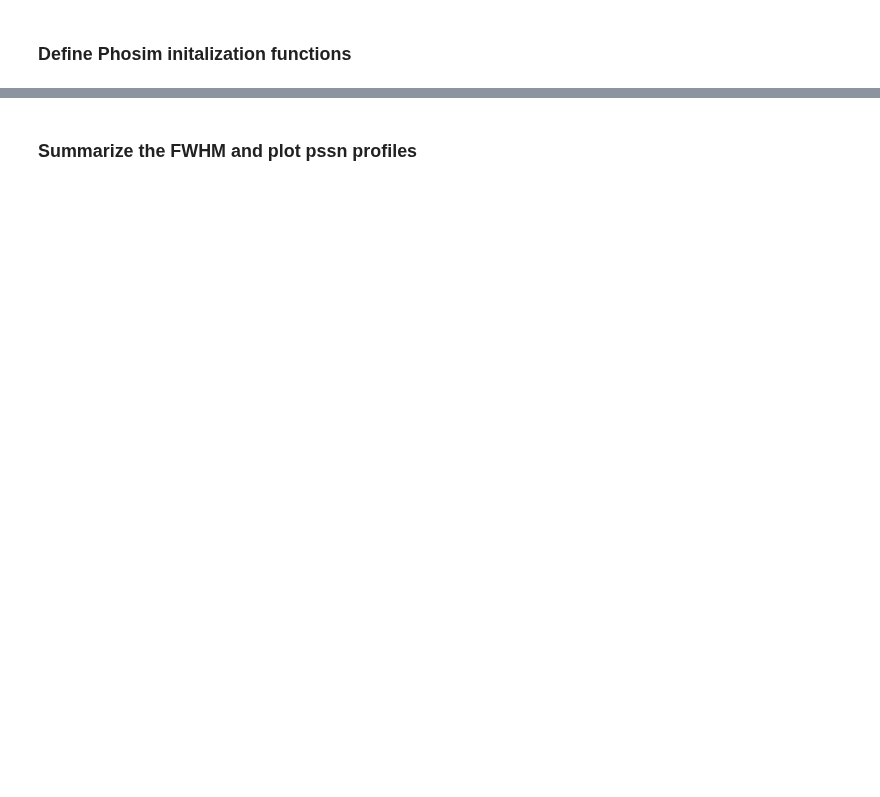
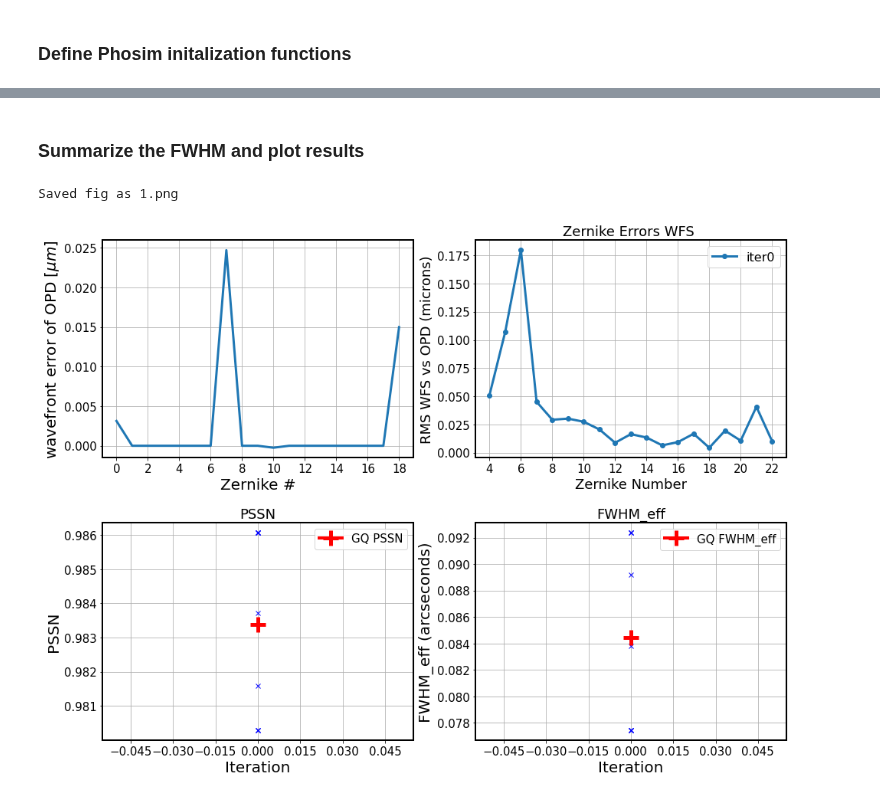
Before and after one commit to lsst-ts/ts_analysis_notebooks, a Jupyter notebook: aos/closed_loop/ClosedLoopSimulation.ipynb, the cells around one changed output, grey strips where cells are left out. Cells and saved outputs as stored; diff of their text form; code cells hidden in the pictures; blank space fills up the shorter version.

Commit message:
Splitting iteration and adding plots

```diff
--- a/aos/closed_loop/ClosedLoopSimulation.ipynb
+++ b/aos/closed_loop/ClosedLoopSimulation.ipynb
@@ -425,5 +613,5 @@ RuntimeError: Error running: pipetask run -b /project/gmegias/aos/perturbations/
 # %% [markdown]
-### Summarize the FWHM and plot pssn profiles
+### Summarize the FWHM and plot results
 # %%
 # Summarize the FWHM
 pssnFiles = [
@@ -439,0 +627,22 @@ plotFwhmOfIters(pssnFiles, saveToFilePath=saveToFilePath)
+# %%
+import analysis as at
+import astropy.io.fits as fits
+import imp
+%matplotlib inline
+import matplotlib.pyplot as plt
+from matplotlib import rcParams
+
+rcParams['ytick.labelsize'] = 15
+rcParams['xtick.labelsize'] = 15
+rcParams['axes.labelsize'] = 20
+rcParams['axes.linewidth'] = 2
+rcParams['font.size'] = 15
+rcParams['axes.titlesize'] = 18
+
+sys.path.append('/project/gmegias/aos/lsst_stack')
+data_dir = '/project/gmegias/aos/lsst_stack/perturbations/test/'
+
+at.plotIterationSummary(data_dir, iterNum=1,)
+# %% [output]
+Saved fig as 1.png
+[figure, added]
```
Also changed, not shown: parts of 23 cells of this notebook.
